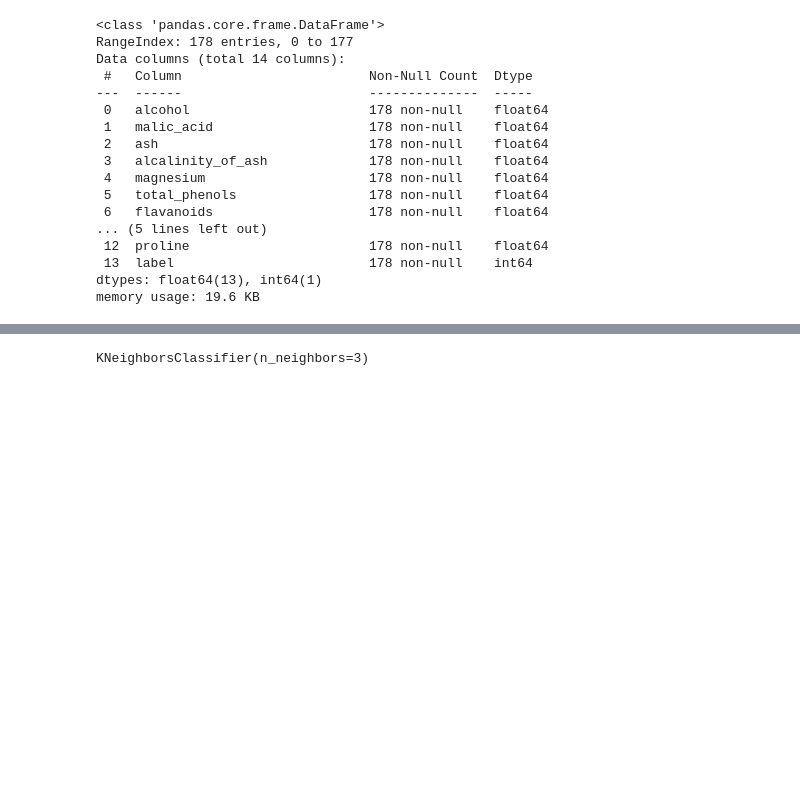
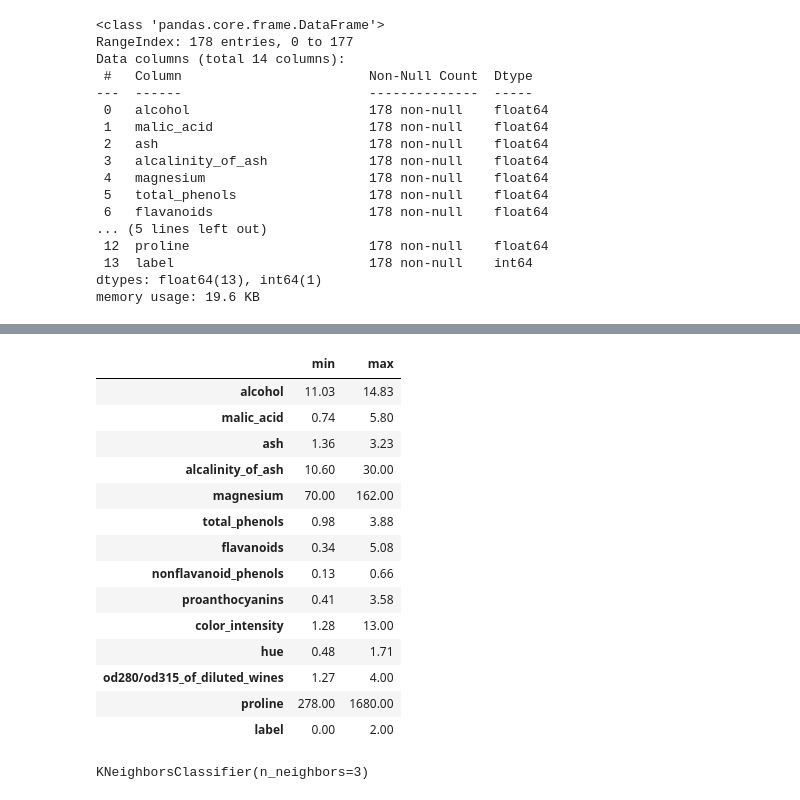
Before and after one commit to dastankg/BigData, a Jupyter notebook: BigData/lab4/wine.ipynb, the cells around one changed output, grey strips where cells are left out. Cells and saved outputs as stored; diff of their text form; code cells hidden in the pictures; blank space fills up the shorter version.

```diff
--- a/BigData/lab4/wine.ipynb
+++ b/BigData/lab4/wine.ipynb
@@ -80 +94,20 @@ grr = pd.plotting.scatter_matrix(a, c=y_train, figsize=(10, 10), marker='o', his
+# %%
+# Проверка нужна ли масштабируемости
+df.describe().loc[['min', 'max']].T
+# %% [output]
+|  | min | max |
+| alcohol | 11.03 | 14.83 |
+| malic_acid | 0.74 | 5.80 |
+| ash | 1.36 | 3.23 |
+| alcalinity_of_ash | 10.60 | 30.00 |
+| magnesium | 70.00 | 162.00 |
+| total_phenols | 0.98 | 3.88 |
+| flavanoids | 0.34 | 5.08 |
+| nonflavanoid_phenols | 0.13 | 0.66 |
+| proanthocyanins | 0.41 | 3.58 |
+| color_intensity | 1.28 | 13.00 |
+| hue | 0.48 | 1.71 |
+| od280/od315_of_diluted_wines | 1.27 | 4.00 |
+| proline | 278.00 | 1680.00 |
+| label | 0.00 | 2.00 |
 # %%
```
Also changed, not shown: parts of 11 cells of this notebook.
